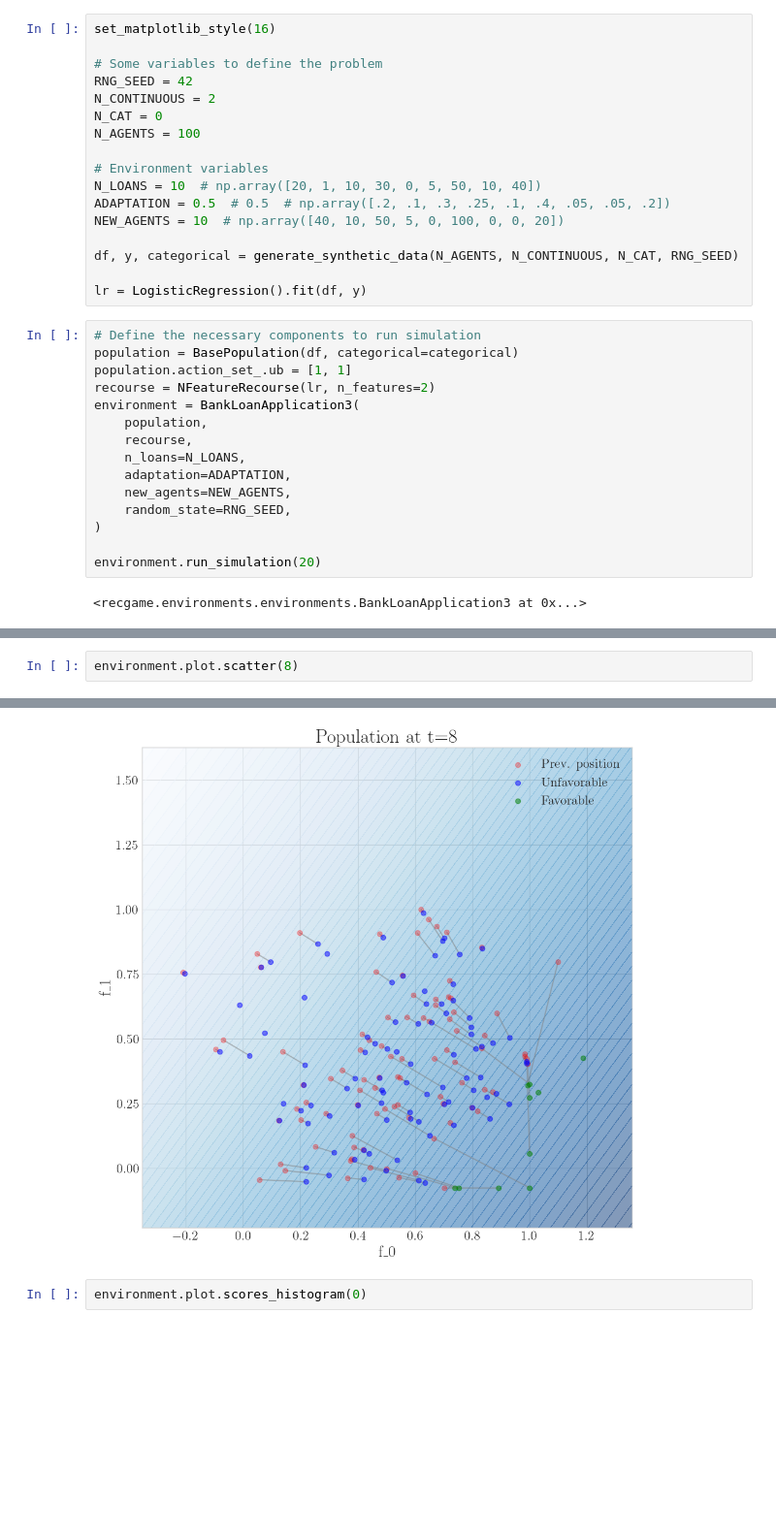
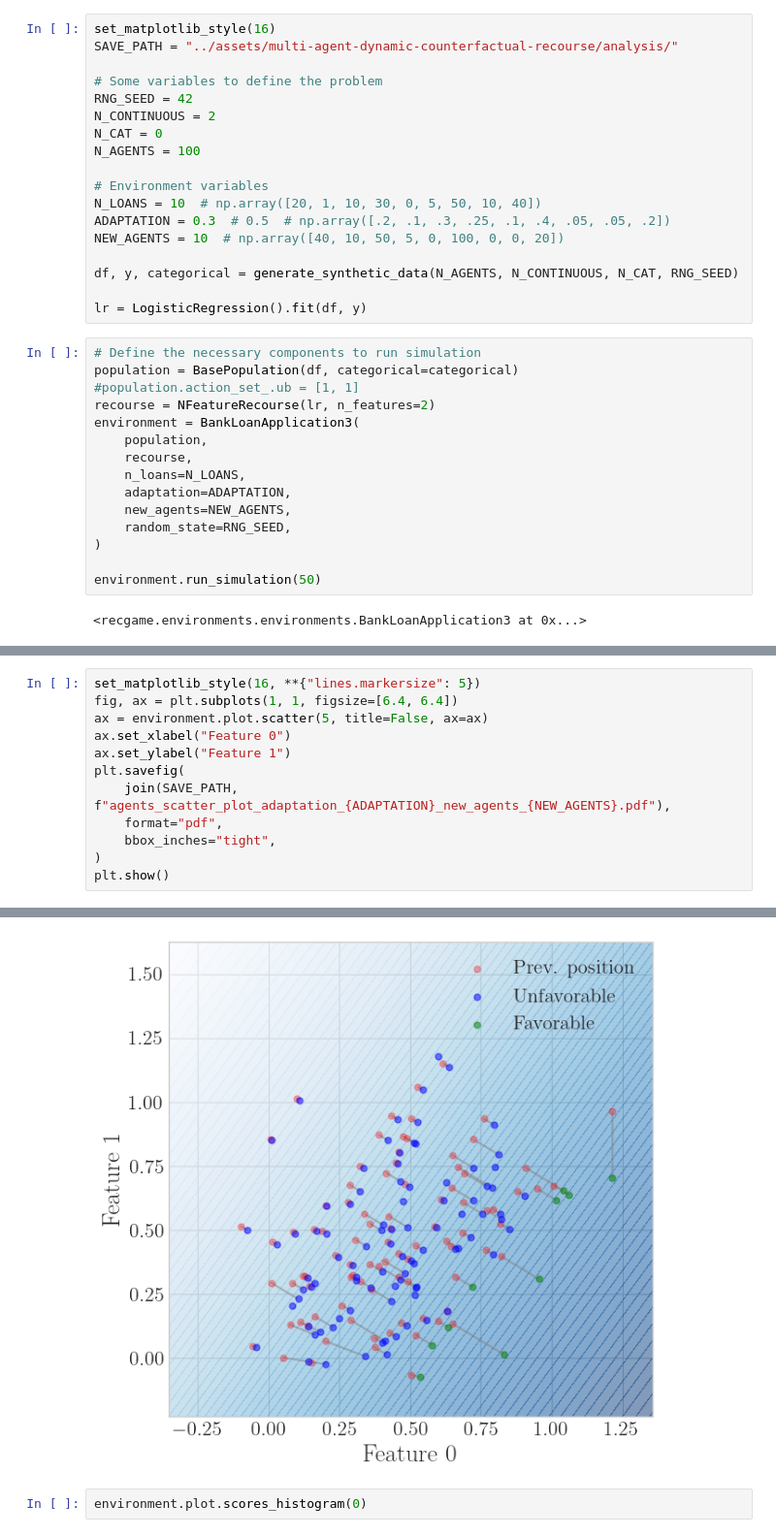
Before and after one commit to joaopfonseca/recourse-over-time, a Jupyter notebook: notebooks/1.2-bank-loan-env3.ipynb, the cells around one changed output, grey strips where cells are left out. Shown at 97% size. Cells and saved outputs as stored; diff of their text form; blank space fills up the shorter version.

```diff
--- a/notebooks/1.2-bank-loan-env3.ipynb
+++ b/notebooks/1.2-bank-loan-env3.ipynb
@@ -10,6 +11,7 @@ from recgame.environments import BankLoanApplication3
 from recgame.utils import generate_synthetic_data
 # %%
 set_matplotlib_style(16)
+SAVE_PATH = "../assets/multi-agent-dynamic-counterfactual-recourse/analysis/"
 
 # Some variables to define the problem
 RNG_SEED = 42
@@ -19,7 +21,7 @@ N_AGENTS = 100
 
 # Environment variables
 N_LOANS = 10  # np.array([20, 1, 10, 30, 0, 5, 50, 10, 40])
-ADAPTATION = 0.5  # 0.5  # np.array([.2, .1, .3, .25, .1, .4, .05, .05, .2])
+ADAPTATION = 0.3  # 0.5  # np.array([.2, .1, .3, .25, .1, .4, .05, .05, .2])
 NEW_AGENTS = 10  # np.array([40, 10, 50, 5, 0, 100, 0, 0, 20])
 
 df, y, categorical = generate_synthetic_data(N_AGENTS, N_CONTINUOUS, N_CAT, RNG_SEED)
@@ -28,7 +30,7 @@ lr = LogisticRegression().fit(df, y)
 # %%
 # Define the necessary components to run simulation
 population = BasePopulation(df, categorical=categorical)
-population.action_set_.ub = [1, 1]
+#population.action_set_.ub = [1, 1]
 recourse = NFeatureRecourse(lr, n_features=2)
 environment = BankLoanApplication3(
     population,
@@ -39,7 +41,7 @@ environment = BankLoanApplication3(
     random_state=RNG_SEED,
 )
 
-environment.run_simulation(20)
+environment.run_simulation(50)
 # %% [output]
 <recgame.environments.environments.BankLoanApplication3 at 0x...>
 # %%
@@ -50,3 +52,13 @@ environment.plot.agent_scores()
 # %%
-environment.plot.scatter(8)
+set_matplotlib_style(16, **{"lines.markersize": 5})
+fig, ax = plt.subplots(1, 1, figsize=[6.4, 6.4])
+ax = environment.plot.scatter(5, title=False, ax=ax)
+ax.set_xlabel("Feature 0")
+ax.set_ylabel("Feature 1")
+plt.savefig(
+    join(SAVE_PATH, f"agents_scatter_plot_adaptation_{ADAPTATION}_new_agents_{NEW_AGENTS}.pdf"),
+    format="pdf",
+    bbox_inches="tight",
+)
+plt.show()
 # %% [output]
@@ -54,4 +65,4 @@ environment.plot.scatter(8)
-[figure, old version]
+[figure, new version]
 # %%
 environment.plot.scores_histogram(0)
 # %% [output]
```
Also changed, not shown: parts of 13 cells of this notebook, 22 other files.
